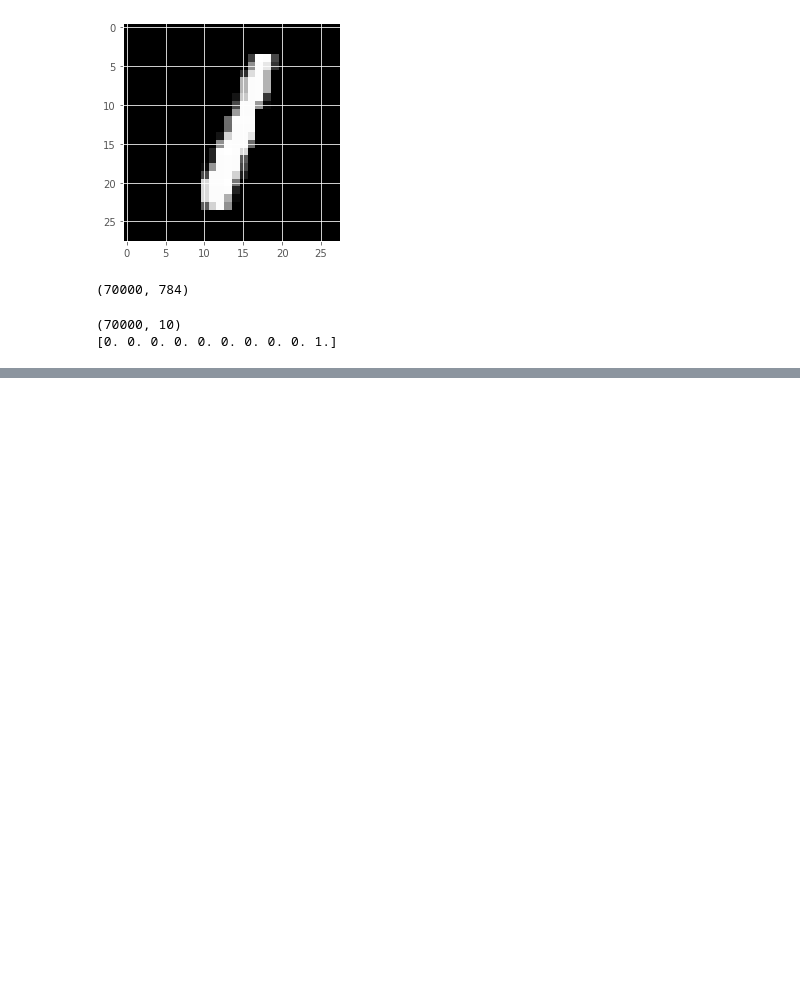
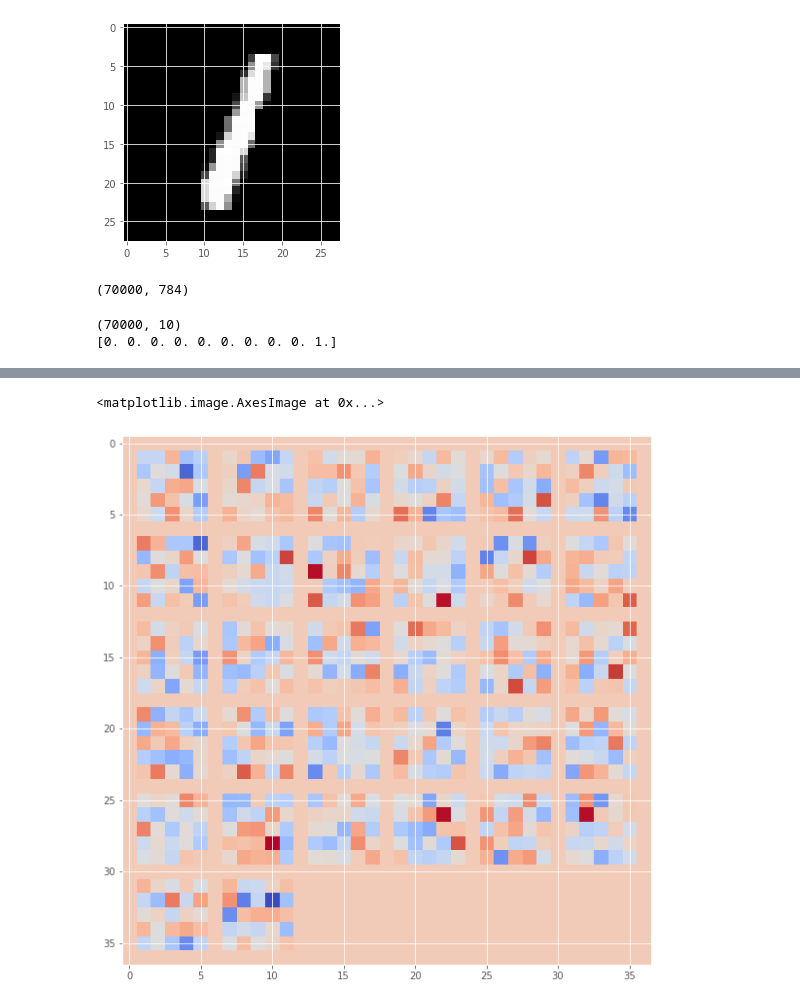
Before and after one commit to jamiecwebber/KadenzeTensorflow, a Jupyter notebook: Chapter 3.ipynb, the cells around one changed output, grey strips where cells are left out. Cells and saved outputs as stored; diff of their text form; code cells hidden in the pictures; blank space fills up the shorter version.

```diff
--- a/Chapter 3.ipynb
+++ b/Chapter 3.ipynb
@@ -348,0 +499,24 @@ print(ds.Y[0])
+# %%
+cross_entropy = -tf.reduce_sum(Y * tf.log(Y_pred + 1e-12))
+optimizer = tf.train.AdamOptimizer().minimize(cross_entropy)
+# %%
+correct_prediction = tf.equal(tf.argmax(Y_pred, 1), tf.argmax(Y, 1))
+accuracy = tf.reduce_mean(tf.cast(correct_prediction, 'float'))
+# %%
+sess = tf.Session()
+sess.run(tf.global_variables_initializer())
+# %%
+batch_size = 50
+n_epochs = 10
+for epoch_i in range(n_epochs):
+    for batch_xs, batch_ys, in ds.train.next_batch():
+        sess.run(optimizer, feed_dict={
+            X: batch_xs,
+            Y: batch_ys
+        })
+    valid = ds.valid
+    print(sess.run(accuracy,
+                  feed_dict={
+                      X: valid.images,
+                      Y: valid.labels
+                  }))
@@ -348,0 +534,8 @@ print(ds.Y[0])
+# %%
+from libs.utils import montage_filters
+W1 = sess.run(W_1)
+plt.figure(figsize=(10,10))
+plt.imshow(montage_filters(W1), cmap='coolwarm', interpolation='nearest')
+# %% [output]
+<matplotlib.image.AxesImage at 0x...>
+[figure, added]
```
Also changed, not shown: parts of 25 cells of this notebook.
